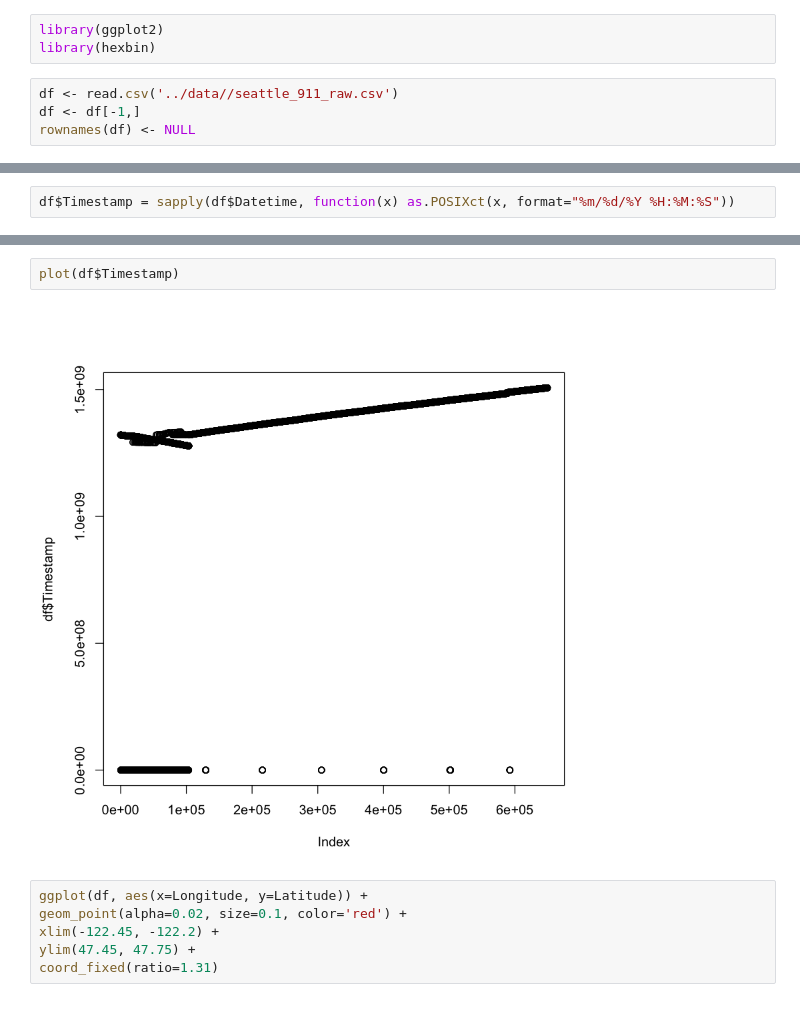
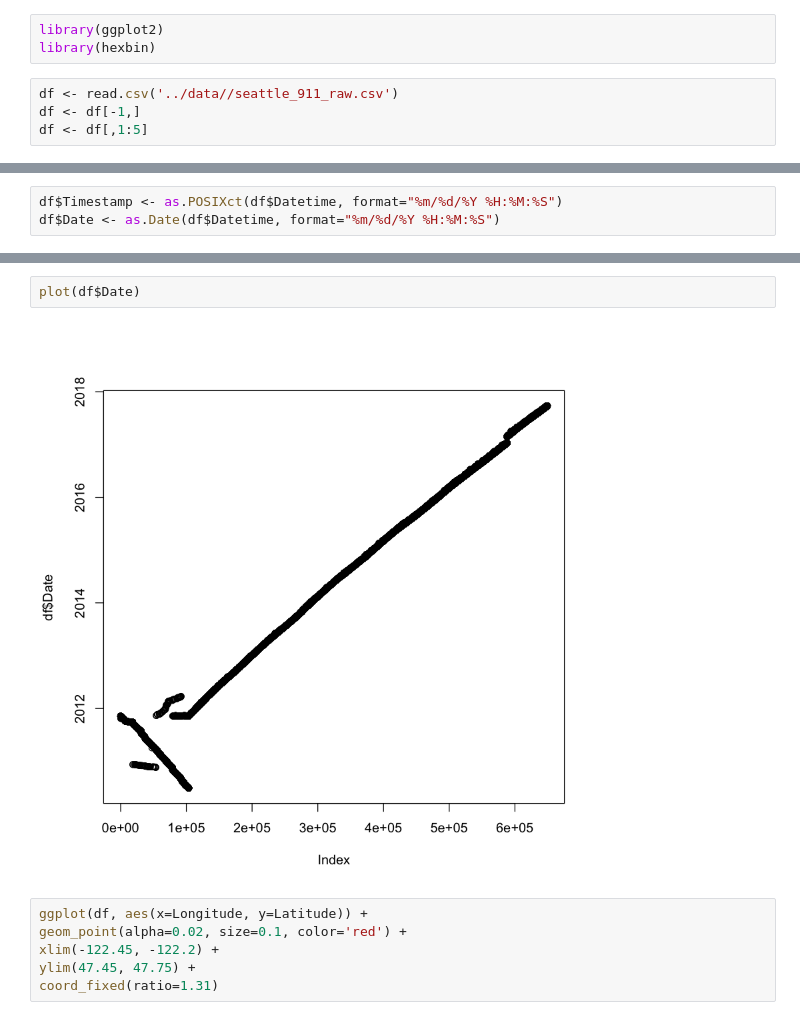
Before and after one commit to nickbuker/rapid_rescue_R, a Jupyter notebook: notebooks/explore_data.ipynb, the cells around one changed output, grey strips where cells are left out. Cells and saved outputs as stored; diff of their text form.

Commit message:
fix timestamp and date datatype

```diff
--- a/notebooks/explore_data.ipynb
+++ b/notebooks/explore_data.ipynb
@@ -4,7 +4,7 @@ library(hexbin)
 # %%
 df <- read.csv('../data//seattle_911_raw.csv')
 df <- df[-1,]
-rownames(df) <- NULL
+df <- df[,1:5]
 # %%
 head(df)
 # %% [output]
@@ -50,5 +44,6 @@ data.frame(na_count)
 # %%
-df$Timestamp = sapply(df$Datetime, function(x) as.POSIXct(x, format="%m/%d/%Y %H:%M:%S"))
+df$Timestamp <- as.POSIXct(df$Datetime, format="%m/%d/%Y %H:%M:%S")
+df$Date <- as.Date(df$Datetime, format="%m/%d/%Y %H:%M:%S")
 # %%
 head(df)
 # %% [output]
@@ -82,7 +77,7 @@ df[is.na(df$Timestamp),]
 # %%
-plot(df$Timestamp)
+plot(df$Date)
 # %% [output]
-[figure, old version]
+[figure, new version]
 # %%
 ggplot(df, aes(x=Longitude, y=Latitude)) +
 geom_point(alpha=0.02, size=0.1, color='red') +
```
Also changed, not shown: parts of 6 cells of this notebook.
